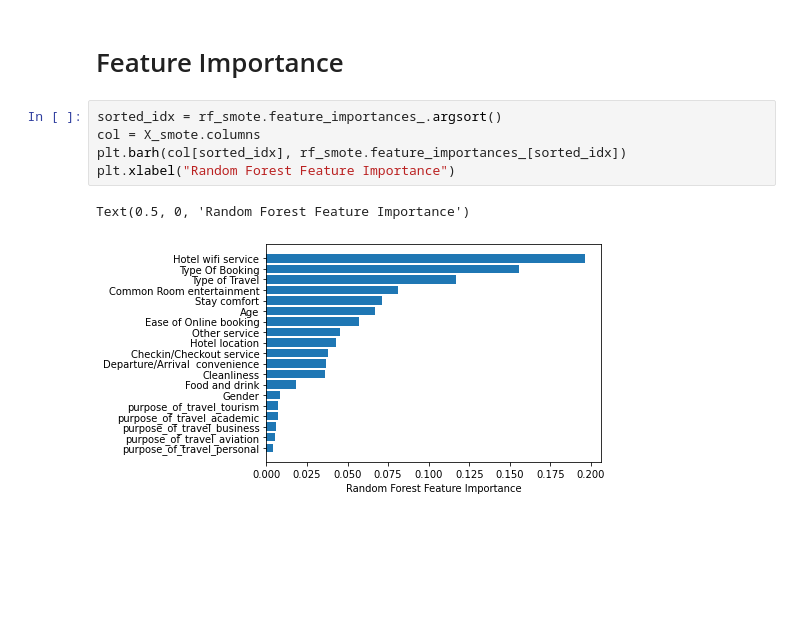
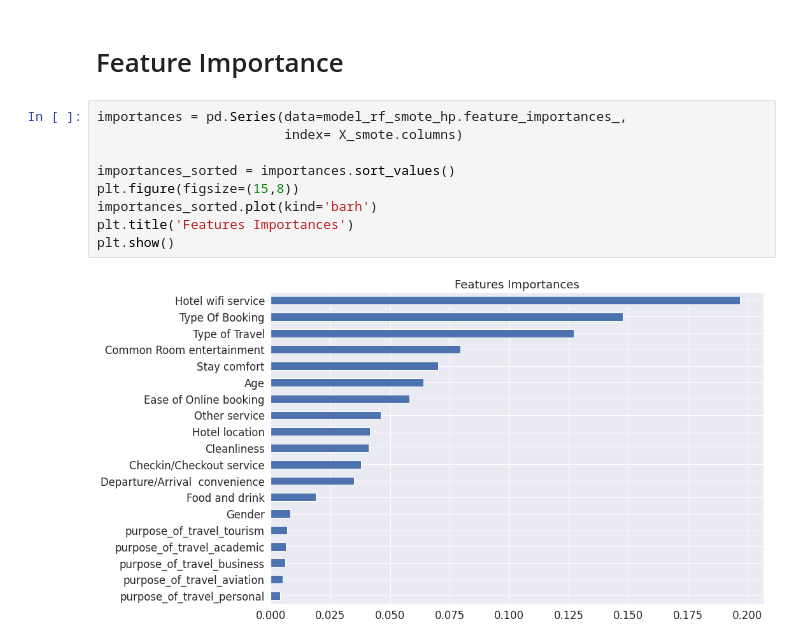
Before and after one commit to hendrayustiawan11/Final-Project-Hotel-Satisfaction, a Jupyter notebook: Final_Project_Hotel_Satisfaction.ipynb, the cells around one changed output. Drawn from its saved outputs; the diff is of its cells as text; blank space fills up the shorter version.

```diff
--- a/Final_Project_Hotel_Satisfaction.ipynb
+++ b/Final_Project_Hotel_Satisfaction.ipynb
@@ -797,10 +818,13 @@ Test Accuracy : 94.74 %
 # %% [markdown]
 # Feature Importance
-# %%
-sorted_idx = rf_smote.feature_importances_.argsort()
-col = X_smote.columns
-plt.barh(col[sorted_idx], rf_smote.feature_importances_[sorted_idx])
-plt.xlabel("Random Forest Feature Importance")
-# %% [output]
-Text(0.5, 0, 'Random Forest Feature Importance')
-[figure, removed]
+# %%
+importances = pd.Series(data=model_rf_smote_hp.feature_importances_,
+                        index= X_smote.columns)
+
+importances_sorted = importances.sort_values()
+plt.figure(figsize=(15,8))
+importances_sorted.plot(kind='barh')
+plt.title('Features Importances')
+plt.show()
+# %% [output]
+[figure, added]
```
Also changed, not shown: parts of 20 cells of this notebook.
